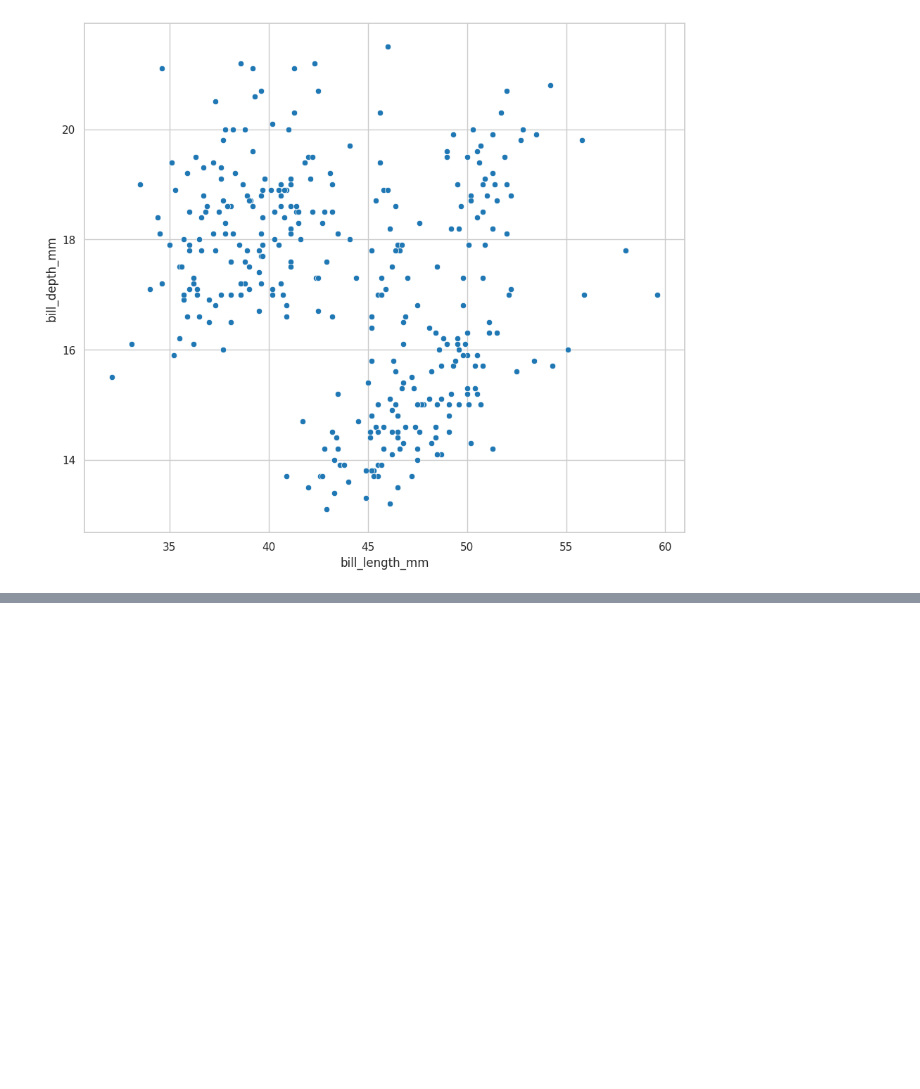
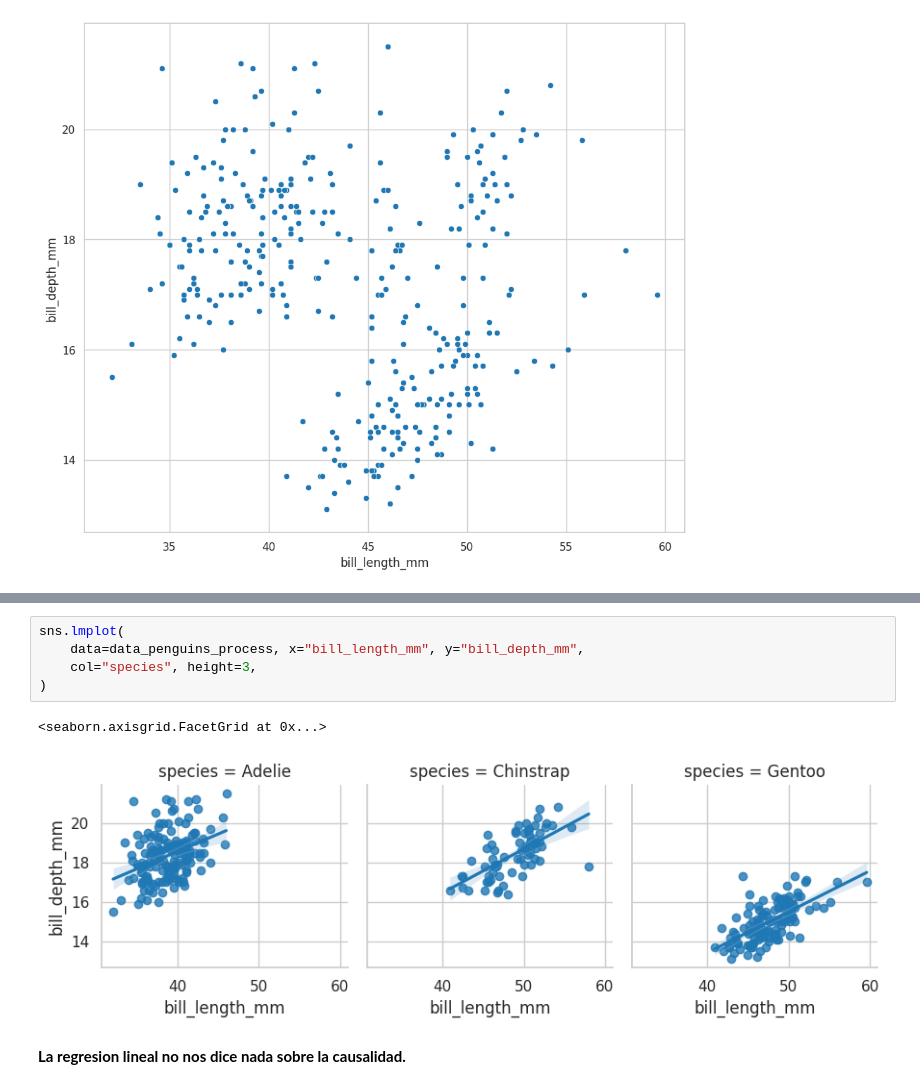
Before and after one commit to JuanDiegoZ/PenguinsDataAnalisis, a Jupyter notebook: penguinsPractice.ipynb, the cells around one changed output, grey strips where cells are left out. Drawn from its saved outputs; the diff is of its cells as text; blank space fills up the shorter version.

```diff
--- a/penguinsPractice.ipynb
+++ b/penguinsPractice.ipynb
@@ -965,0 +992,10 @@ LinregressResult(slope=-0.08232675339862285, intercept=20.786648668433827, rvalu
+# %%
+sns.lmplot(
+    data=data_penguins_process, x="bill_length_mm", y="bill_depth_mm",
+    col="species", height=3,
+)
+# %% [output]
+<seaborn.axisgrid.FacetGrid at 0x...>
+[figure, added]
+# %% [markdown]
+__La regresion lineal no nos dice nada sobre la causalidad.__
```
Also changed, not shown: parts of 19 cells of this notebook.
